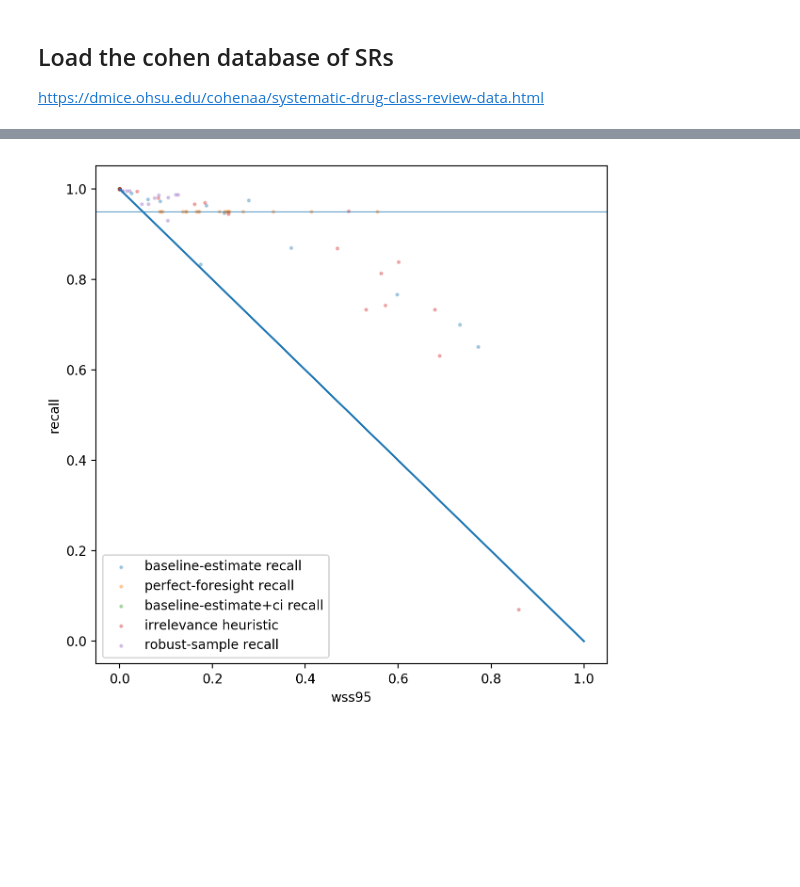
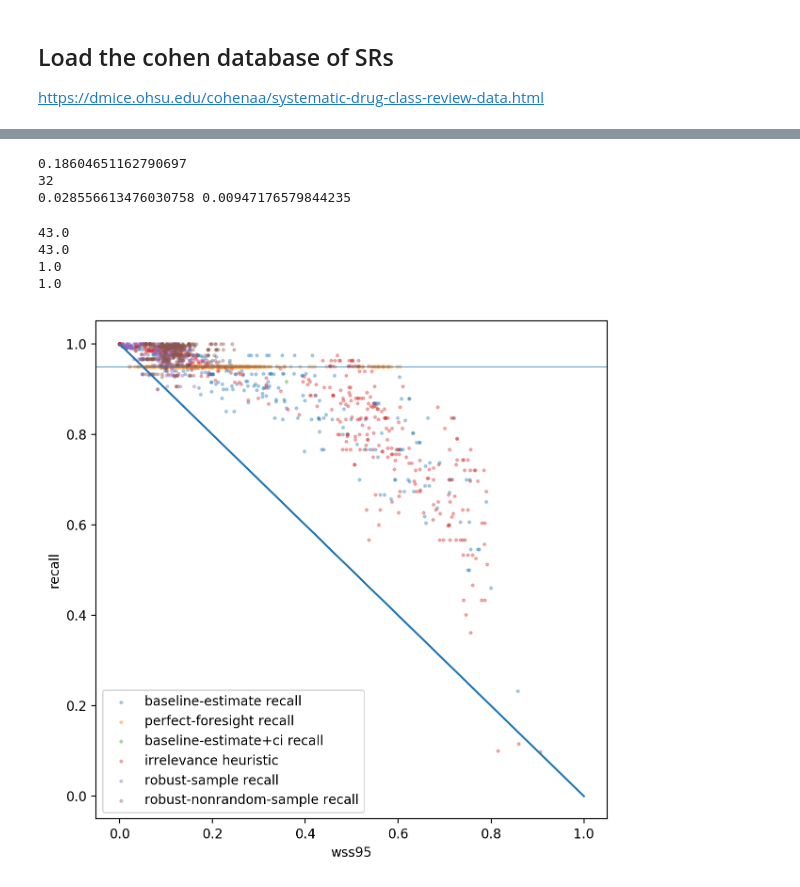
Before and after one commit to mcallaghan/rapid-screening, a Jupyter notebook: analysis/evaluation.ipynb, the cells around one changed output, grey strips where cells are left out. Saved outputs shown, nothing was run; the diff lists cells and outputs as text; code cells hidden in the pictures; blank space fills up the shorter version.

```diff
--- a/analysis/evaluation.ipynb
+++ b/analysis/evaluation.ipynb
@@ -45,7 +45,8 @@ https://dmice.ohsu.edu/cohenaa/systematic-drug-class-review-data.html
 cohen_db = pd.read_csv(
     '../data/epc-ir.clean.tsv',
     sep='\t',header=None,
-    names=["review","EID","PMID","relevant","fulltext_relevant"]
+    #names=["review","EID","PMID","relevant","fulltext_relevant"]
+    names=["review","EID","PMID","relevant_ab","relevant"]
 )
 
 cohen_db['relevant'] = np.where(cohen_db['relevant']=="I",1,0)
@@ -83,7 +84,7 @@ for i, (name, group) in enumerate(cohen_db.groupby('review')):
     excluded = group[group['relevant']==0].shape[0]
     ax.barh(i-0.2, included, height=0.3, color='C1',label=l1)
     ax.barh(i+0.2, excluded, height=0.3, color='C2', label=l2)
-    ax.text(included+50, i-0.2, f'{included/excluded:.0%}', ha="left", va="center")
+    ax.text(included+50, i-0.2, f'{included/(included+excluded):.0%}', ha="left", va="center")
     ticklabels.append(name)
 
 ax.set_yticks([i for i,v in enumerate(ticklabels)])
@@ -121,16 +122,18 @@ if recalculate:
             document_index,
         )
         df['x'] = df['mesh']
+        df = df[df['x']!=" "]
         df = df.dropna().reset_index(drop=True)
         #if df.shape[0] > 1000:
             #continue
-        if name not in ["Opiods"]:#,"BetaBlockers"]:
+        if name not in ["AtypicalAntipsychotics"]:#,"BetaBlockers"]:
             continue
         ss = rr.ScreenScenario(
-            df, models, 300, [50,100,200], name
+            df, models, 500, [50,100,200], name
         )
         for i in range(iterations):
             results.append(ss.screen(i, True))
+            #print(ss.recall_rs)
         break
 
     results_df = pd.DataFrame.from_dict(results)
@@ -209,3 +286,39 @@ ss.ratings[::-1]
+# %%
+X = 0
+
+last = self.random_start_recall
+print(last)
+for i in self.random_recall_track:
+    if i > last:
+        X+=1
+    last = i
+
+print(X)
+n = len(self.random_recall_track)
+
+p_tilde, ci = rr.ci_ac(X, n, 0.95)
+
+print(p_tilde, ci)
+# %% [output]
+0.18604651162790697
+32
+0.028556613476030758 0.00947176579844235
+# %%
+import math
+self.estimated_r_docs = round((p_tilde+ci)*self.n_remaining) + self.r_seen
+print(self.estimated_r_docs)
+
+self.estimated_r_docs = (p_tilde+ci)*self.n_remaining + self.r_seen
+print(self.estimated_r_docs)
+
+print(self.estimated_recall_min)
+
+print(self.r_seen/self.estimated_r_docs)
+# %% [output]
+43.0
+43.0
+1.0
+1.0
 # %%
 fig, ax = plt.subplots(figsize=(7,7),dpi=200)
 s = 4
@@ -229,34 +342,41 @@ ax.scatter(
     results_df['recall_bir_ci'],
     alpha=a,
     label="baseline-estimate+ci recall",
     s=s
 )
 
 ax.scatter(
     results_df['wss95_ih_50'],
     results_df['recall_ih_50'],
     alpha=a,
     label="irrelevance heuristic",
     s=s
 )
 
 ax.scatter(
     results_df['wss95_rs'], results_df['recall_rs'],
     alpha=a,
     label="robust-sample recall",
     s=s
 )
 
+ax.scatter(
+    results_df['wss95_nrs'], results_df['recall_rs'],
+    alpha=a,
+    label="robust-nonrandom-sample recall",
+    s=s
+)
+
 ax.legend()
 ax.set_ylabel('recall')
 ax.set_xlabel('wss95')
 
 ax.plot([1,0],)
 
 ax.axhline(0.95, lw=0.5)
 plt.show()
 # %% [output]
-[figure, old version]
+[figure, new version]
 # %%
 fig, ax = plt.subplots(figsize=(7,7),dpi=200)
 for ih in [50,100,200]:
```
Also changed, not shown: parts of 23 cells of this notebook, 3 other files.
